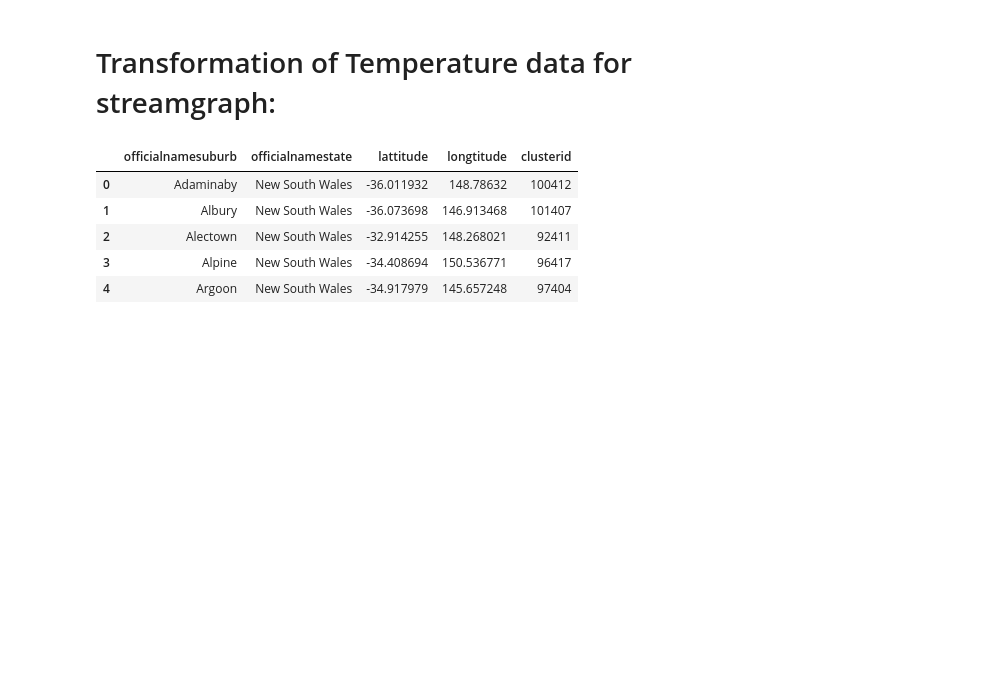
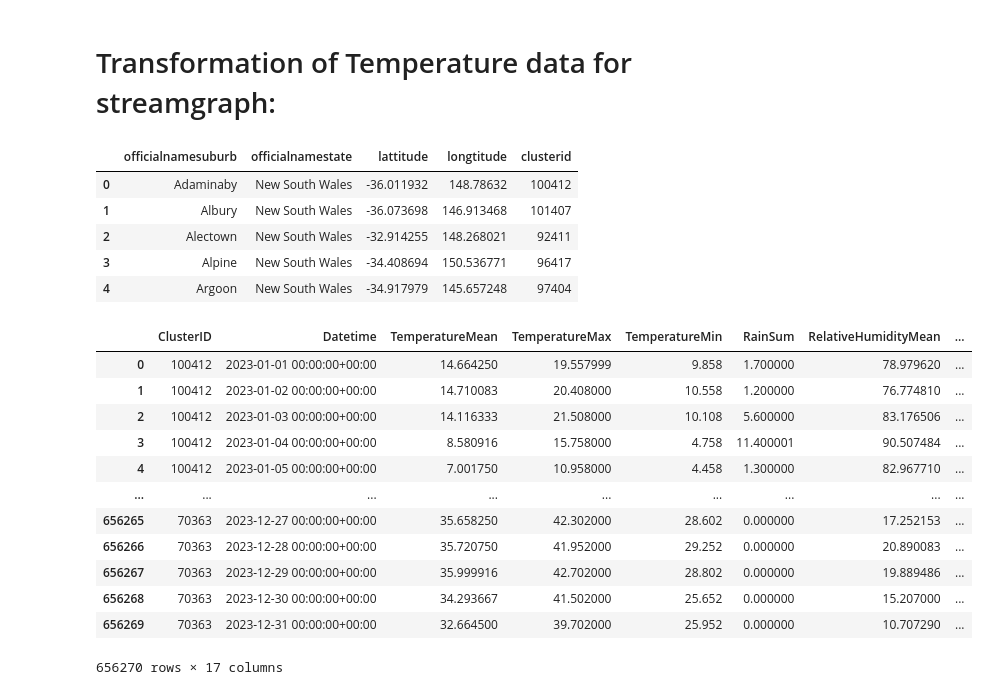
Before and after one commit to danielliu2707/AusClimate, a Jupyter notebook: notebooks/temperature_streamgraph.ipynb, the cells around one changed output. Saved outputs shown, nothing was run; the diff lists cells and outputs as text; code cells hidden in the pictures; blank space fills up the shorter version.

```diff
--- a/notebooks/temperature_streamgraph.ipynb
+++ b/notebooks/temperature_streamgraph.ipynb
@@ -40,5 +40,21 @@ weather_clustered = weather_clustered[(weather_clustered['Year'] >= 2010) & (wea
 # %%
 # Join clusters onto weather_clustered to obtain latitude and longitude data:
 weather_clustered = weather_clustered.merge(clusters, how = "inner", left_on="ClusterID", right_on="clusterid")
+# %%
+weather_clustered
+# %% [output]
+|  | ClusterID | Datetime | TemperatureMean | TemperatureMax | TemperatureMin | RainSum | RelativeHumidityMean | ... |
+| 0 | 100412 | 2023-01-01 00:00:00+00:00 | 14.664250 | 19.557999 | 9.858 | 1.700000 | 78.979620 | ... |
+| 1 | 100412 | 2023-01-02 00:00:00+00:00 | 14.710083 | 20.408000 | 10.558 | 1.200000 | 76.774810 | ... |
+| 2 | 100412 | 2023-01-03 00:00:00+00:00 | 14.116333 | 21.508000 | 10.108 | 5.600000 | 83.176506 | ... |
+| 3 | 100412 | 2023-01-04 00:00:00+00:00 | 8.580916 | 15.758000 | 4.758 | 11.400001 | 90.507484 | ... |
+| 4 | 100412 | 2023-01-05 00:00:00+00:00 | 7.001750 | 10.958000 | 4.458 | 1.300000 | 82.967710 | ... |
+| ... | ... | ... | ... | ... | ... | ... | ... | ... |
+| 656265 | 70363 | 2023-12-27 00:00:00+00:00 | 35.658250 | 42.302000 | 28.602 | 0.000000 | 17.252153 | ... |
+| 656266 | 70363 | 2023-12-28 00:00:00+00:00 | 35.720750 | 41.952000 | 29.252 | 0.000000 | 20.890083 | ... |
+| 656267 | 70363 | 2023-12-29 00:00:00+00:00 | 35.999916 | 42.702000 | 28.802 | 0.000000 | 19.889486 | ... |
+| 656268 | 70363 | 2023-12-30 00:00:00+00:00 | 34.293667 | 41.502000 | 25.652 | 0.000000 | 15.207000 | ... |
+| 656269 | 70363 | 2023-12-31 00:00:00+00:00 | 32.664500 | 39.702000 | 25.952 | 0.000000 | 10.707290 | ... |
+656270 rows × 17 columns
 # %%
 # For each state and month_year, obtain the average temperature
```
Also changed, not shown: parts of 4 cells of this notebook, 1 other file.
